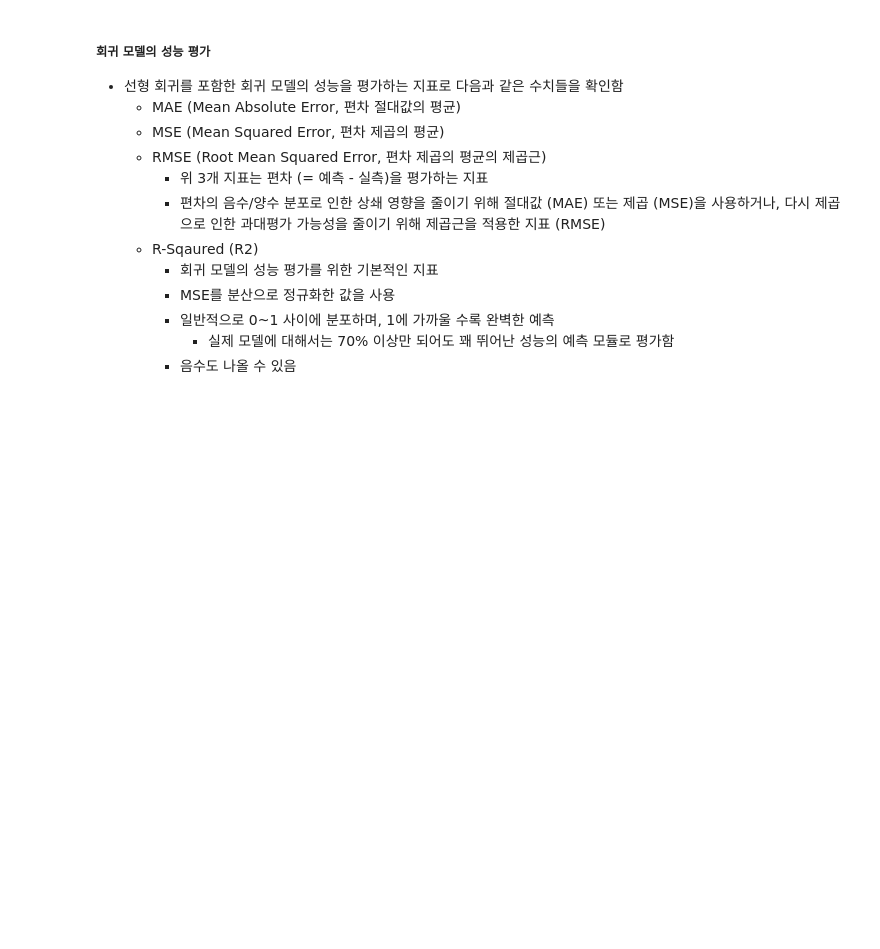
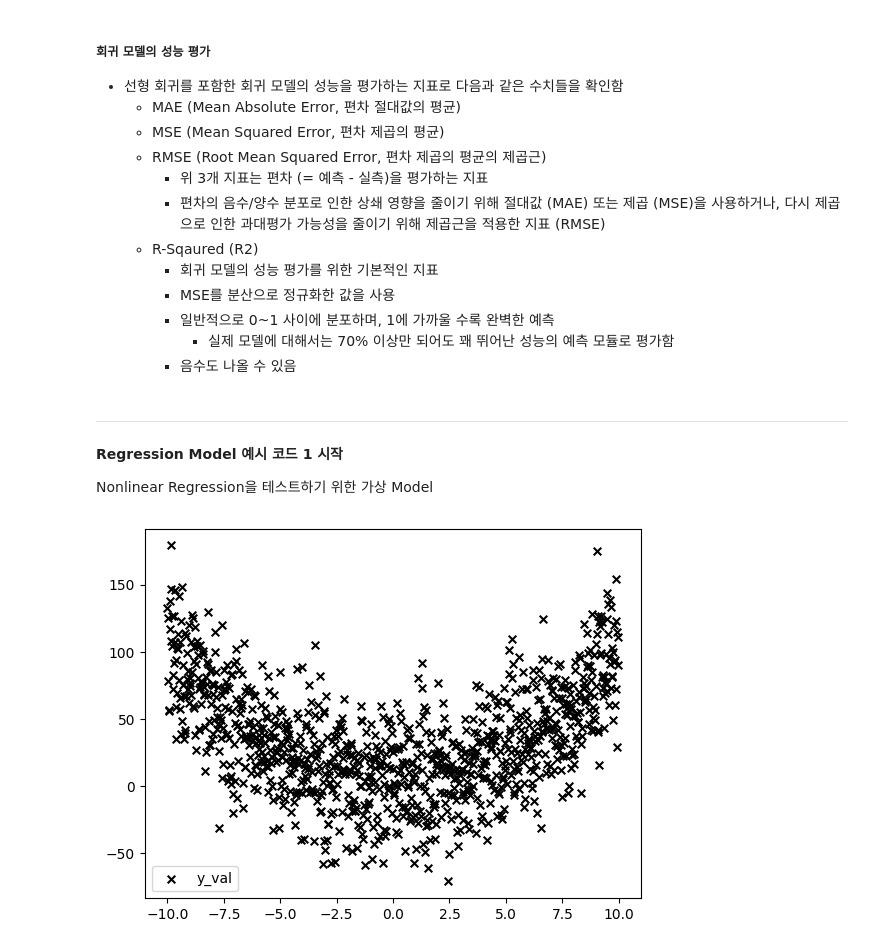
Before and after one commit to imbiotech/skbtML, a Jupyter notebook: k_pda_gmp_w_s.ipynb, the cells around one changed output. Drawn from its saved outputs; the diff is of its cells as text; code cells hidden in the pictures; blank space fills up the shorter version.

```diff
--- a/k_pda_gmp_w_s.ipynb
+++ b/k_pda_gmp_w_s.ipynb
@@ -1080,3 +1113,29 @@ np.mean(iris.target == clf.predict(iris.data))
         - 일반적으로 0~1 사이에 분포하며, 1에 가까울 수록 완벽한 예측
             - 실제 모델에 대해서는 70% 이상만 되어도 꽤 뛰어난 성능의 예측 모듈로 평가함
         - 음수도 나올 수 있음
+# %% [markdown]
+---
+**Regression Model 예시 코드 1 시작**
+
+Nonlinear Regression을 테스트하기 위한 가상 Model
+# %%
+from sklearn import linear_model
+import matplotlib.pyplot as plt
+import numpy as np
+
+
+# Nonlinear Regression Model 생성을 위한 임의의 데이터 및 결과 생성
+# 데이터 생성을 위해 -10 ~ +10 까지 0.02 간격으로 1000개의 숫자 생성 후 1,000 X 1 형태의 2차원 배열로 변환
+values = np.arange(-10, +10, 1/50).reshape(-1,1)
+
+
+# (가상의) 실측 데이터 생성을 위해 vals 데이터에 대한 결과값 생성, y = x^2 + noise (noise는 표준 정규 분포를 따름), 데이터 생성 후 1,000 X 1 형태의 2차원 배열로 변환
+y_val = values**2 + np.random.randn(len(values),1) * 30
+
+
+# vals vs y_val 시각화
+plt.scatter(values, y_val, c="black",s=30,marker="x",label="y_val")
+plt.legend()
+plt.show()
+# %% [output]
+[figure, added]
```
Also changed, not shown: parts of 20 cells of this notebook.
